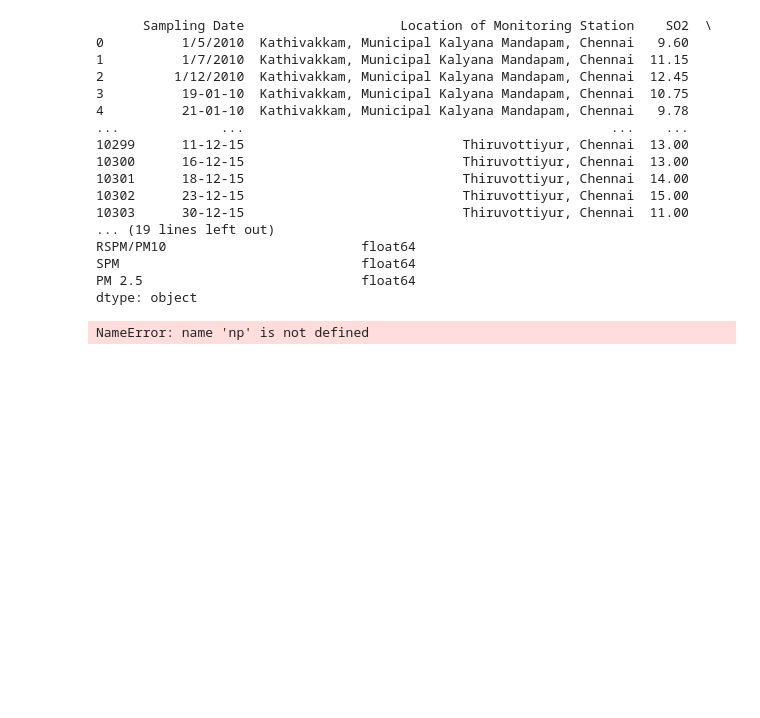
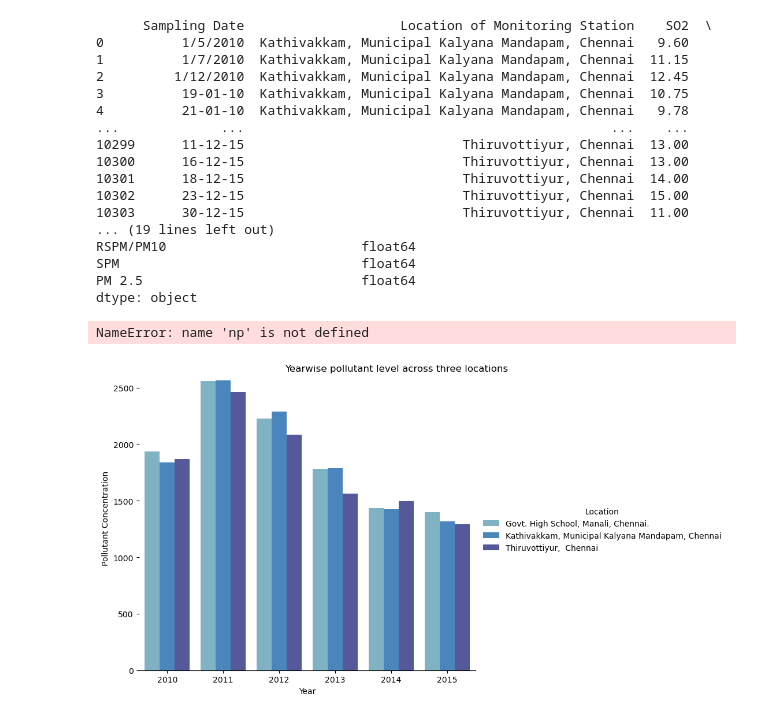
Before and after one commit to dnezan/air-quality-forecasting-azureAutoML, a Jupyter notebook: graphing.ipynb, the cells around one changed output. Saved outputs shown, nothing was run; the diff lists cells and outputs as text; code cells hidden in the pictures; blank space fills up the shorter version.

Commit message:
Updated graphing

```diff
--- a/graphing.ipynb
+++ b/graphing.ipynb
@@ -201,3 +201,37 @@ with torch.no_grad():
 
 # 6. Postprocess the predictions (assuming the model outputs normalized data)
 predictions_denormalized = predictions * std + mean
+# %%
+import pandas as pd
+import matplotlib.pyplot as plt
+import seaborn as sns
+
+# Load the CSV file into a pandas DataFrame
+df = pd.read_csv("sorted_data.csv")
+
+# Convert the "Sampling Date" column to datetime format and extract the year as a separate column
+df["Sampling Date"] = pd.to_datetime(df["Sampling Date"])
+df["Year"] = df["Sampling Date"].dt.year
+
+# Group the DataFrame by year and location, and calculate the sum concentration of each pollutant
+df_grouped = df.groupby(["Year", "Location of Monitoring Station"])[["NO2", "SO2", "RSPM/PM10"]].sum().reset_index()
+
+# Create a pivot table with the year as the index, location as columns, and pollutant concentration as values
+df_pivot = df_grouped.pivot(index="Year", columns="Location of Monitoring Station")
+
+# Reset the column levels to 1 so that we can use the location as the hue variable
+df_pivot.columns = df_pivot.columns.get_level_values(1)
+
+# Set the color palette
+colors = sns.color_palette("icefire", len(df_pivot.columns))
+
+# Plot the stacked bar chart with location as hue
+g = sns.catplot(data=df_grouped, x="Year", y="NO2", hue="Location of Monitoring Station", kind="bar", height=6, aspect=1.2, palette=colors)
+g.despine(left=True)
+g.set_axis_labels("Year", "Pollutant Concentration")
+g.legend.set_title("Location")
+g.fig.suptitle("Yearwise pollutant level across three locations")
+
+plt.show()
+# %% [output]
+[figure, added]
```
Also changed, not shown: parts of 1 cell of this notebook, 9 other files.
